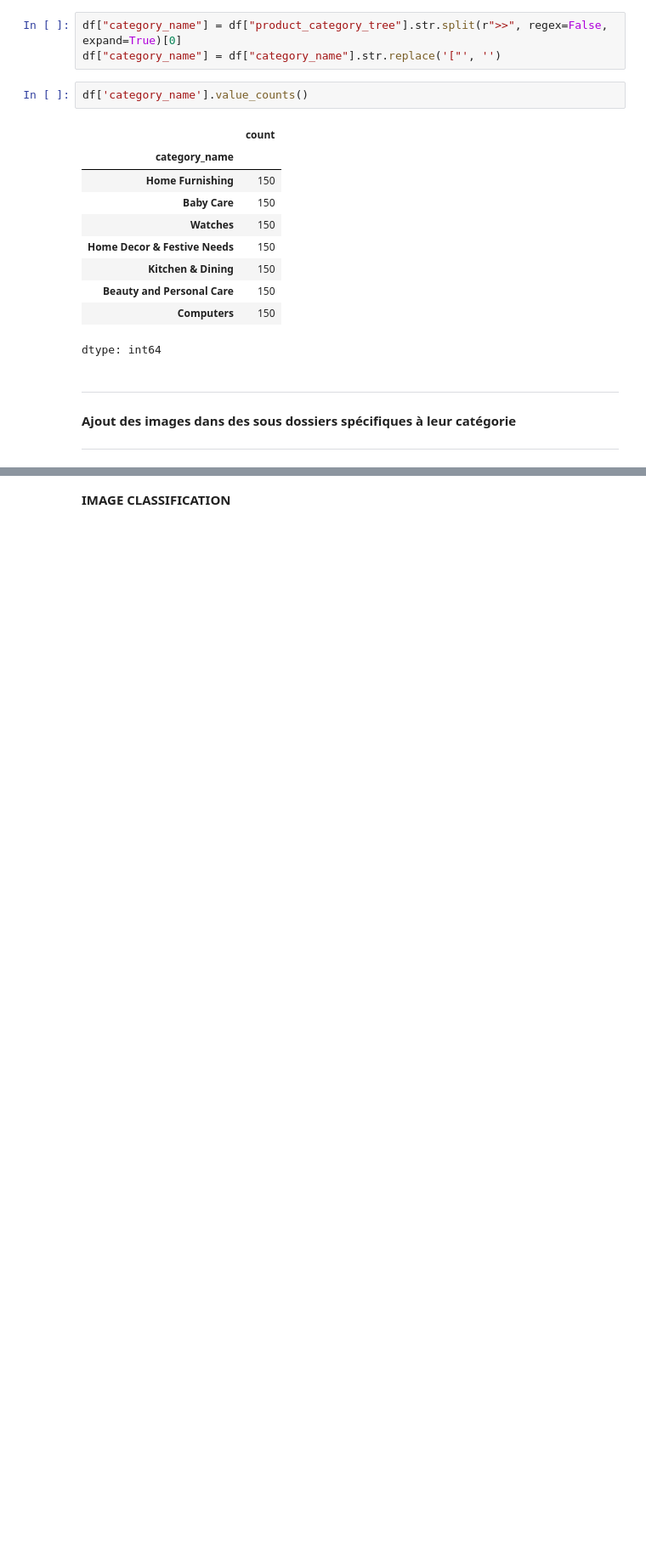
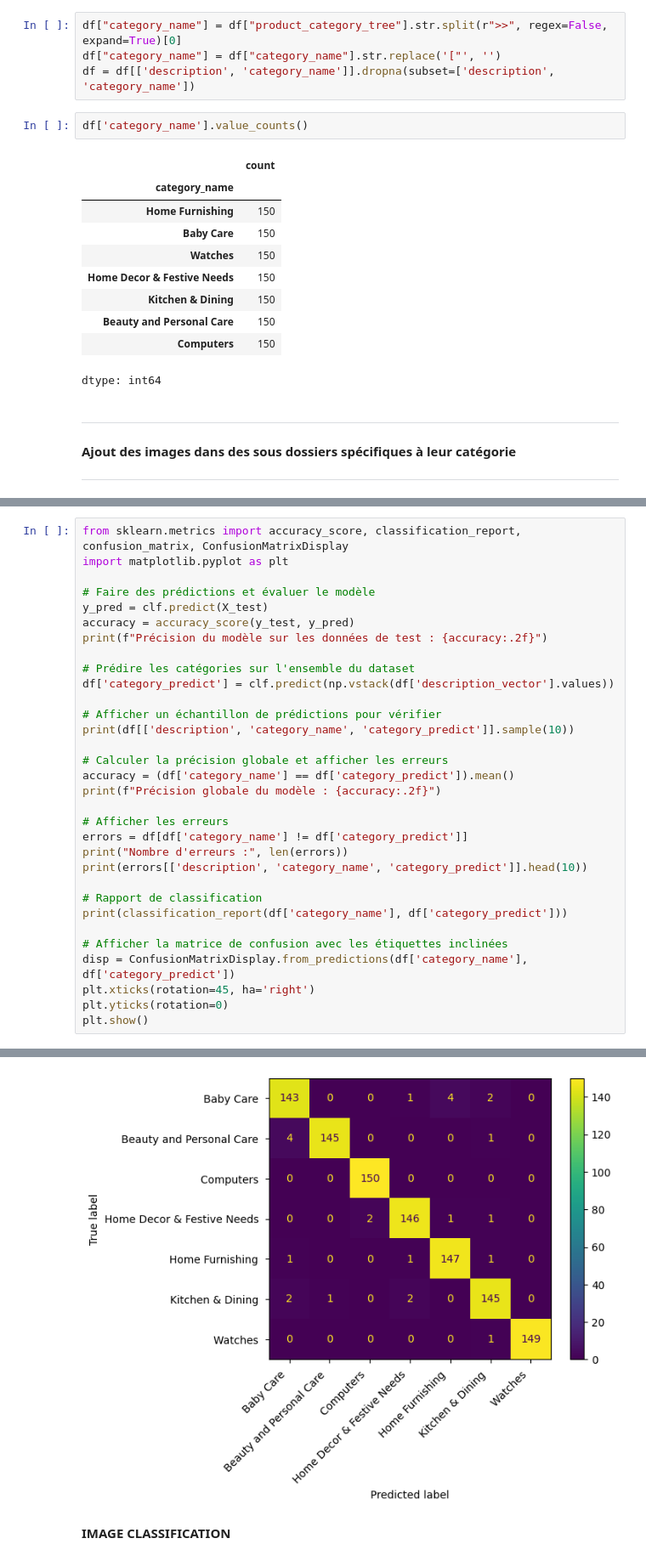
Before and after one commit to SimonRqrt/multi-inputs, a Jupyter notebook: modelisation.ipynb, the cells around one changed output, grey strips where cells are left out. Shown: that part at 85% size. Drawn from its saved outputs; the diff is of its cells as text; blank space fills up the shorter version.

```diff
--- a/modelisation.ipynb
+++ b/modelisation.ipynb
@@ -10,6 +10,7 @@ df = pd.read_csv("/content/drive/MyDrive/Flipkart/flipkart_com-ecommerce_sample_
 # %%
 df["category_name"] = df["product_category_tree"].str.split(r">>", regex=False, expand=True)[0]
 df["category_name"] = df["category_name"].str.replace('["', '')
+df = df[['description', 'category_name']].dropna(subset=['description', 'category_name'])
 # %%
 df['category_name'].value_counts()
 # %% [output]
@@ -132,0 +66,33 @@ Detected at node Adam/StatefulPartitionedCall_101 defined at (most recent call l
+# %%
+from sklearn.metrics import accuracy_score, classification_report, confusion_matrix, ConfusionMatrixDisplay
+import matplotlib.pyplot as plt
+
+# Faire des prédictions et évaluer le modèle
+y_pred = clf.predict(X_test)
+accuracy = accuracy_score(y_test, y_pred)
+print(f"Précision du modèle sur les données de test : {accuracy:.2f}")
+
+# Prédire les catégories sur l'ensemble du dataset
+df['category_predict'] = clf.predict(np.vstack(df['description_vector'].values))
+
+# Afficher un échantillon de prédictions pour vérifier
+print(df[['description', 'category_name', 'category_predict']].sample(10))
+
+# Calculer la précision globale et afficher les erreurs
+accuracy = (df['category_name'] == df['category_predict']).mean()
+print(f"Précision globale du modèle : {accuracy:.2f}")
+
+# Afficher les erreurs
+errors = df[df['category_name'] != df['category_predict']]
+print("Nombre d'erreurs :", len(errors))
+print(errors[['description', 'category_name', 'category_predict']].head(10))
+
+# Rapport de classification
+print(classification_report(df['category_name'], df['category_predict']))
+
+# Afficher la matrice de confusion avec les étiquettes inclinées
+disp = ConfusionMatrixDisplay.from_predictions(df['category_name'], df['category_predict'])
+plt.xticks(rotation=45, ha='right')
+plt.yticks(rotation=0)
+plt.show()
+# %% [output]
@@ -133,2 +116,3 @@ Detected at node Adam/StatefulPartitionedCall_101 defined at (most recent call l
+[figure, added]
 # %% [markdown]
 **IMAGE CLASSIFICATION**
```
Also changed, not shown: parts of 12 cells of this notebook.
